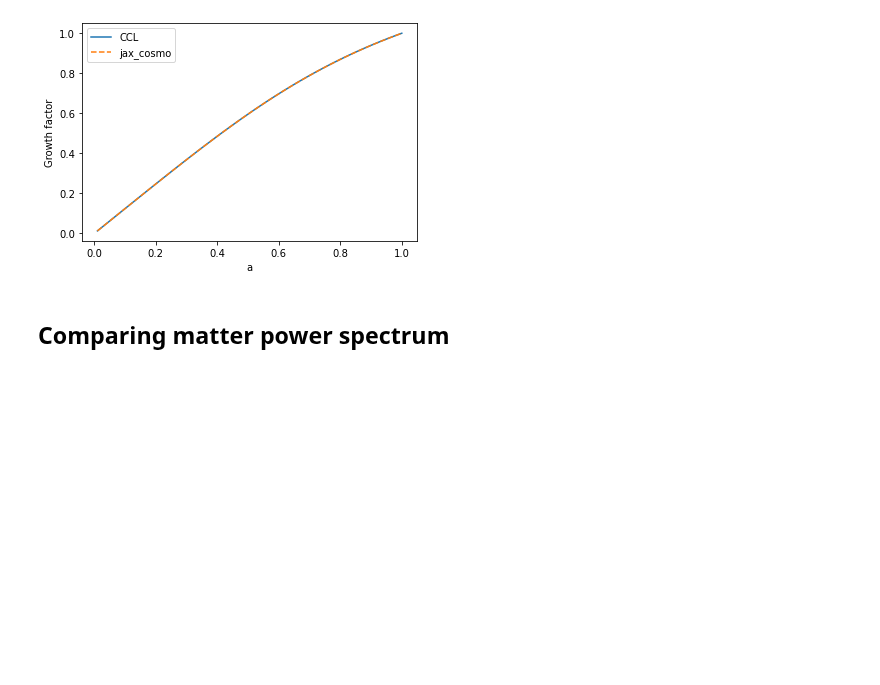
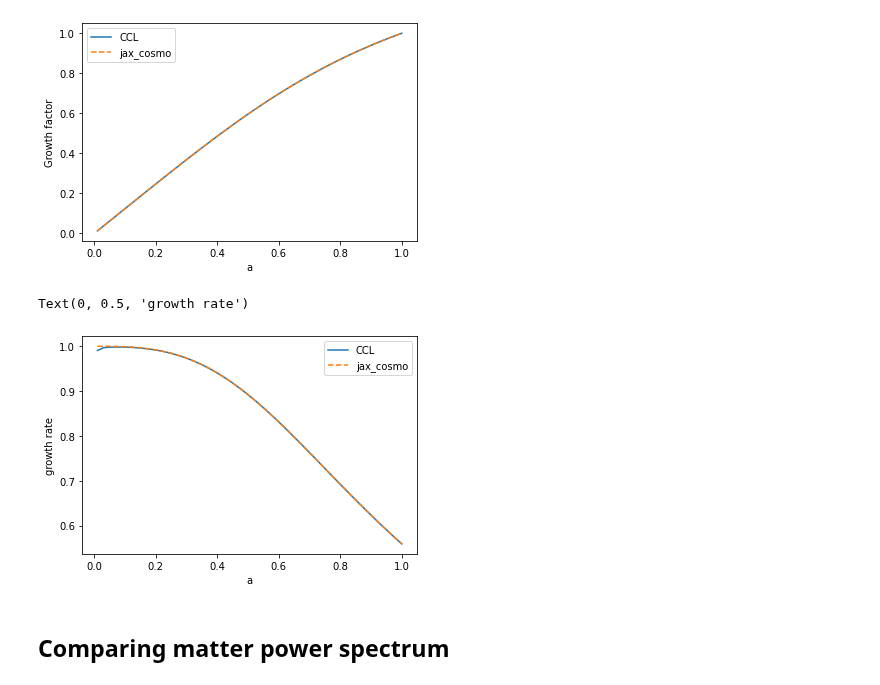
Before and after one commit to DifferentiableUniverseInitiative/jax_cosmo, a Jupyter notebook: notebooks/CCL_comparison.ipynb, the cells around one changed output. Saved outputs shown, nothing was run; the diff lists cells and outputs as text; code cells hidden in the pictures; blank space fills up the shorter version.

Commit message:
Adds growth rate support

```diff
--- a/notebooks/CCL_comparison.ipynb
+++ b/notebooks/CCL_comparison.ipynb
@@ -74,6 +74,16 @@ ylabel('Growth factor')
 # %% [output]
 Text(0, 0.5, 'Growth factor')
 [figure]
+# %%
+# Comparing linear growth rate
+plot(a, ccl.growth_rate(cosmo_ccl,a), label='CCL')
+plot(a, background.growth_rate(cosmo_jax, a), '--', label='jax_cosmo')
+legend()
+xlabel('a')
+ylabel('growth rate')
+# %% [output]
+Text(0, 0.5, 'growth rate')
+[figure, added]
 # %% [markdown]
 ## Comparing matter power spectrum
 # %%
```
Also changed, not shown: 2 other files.
